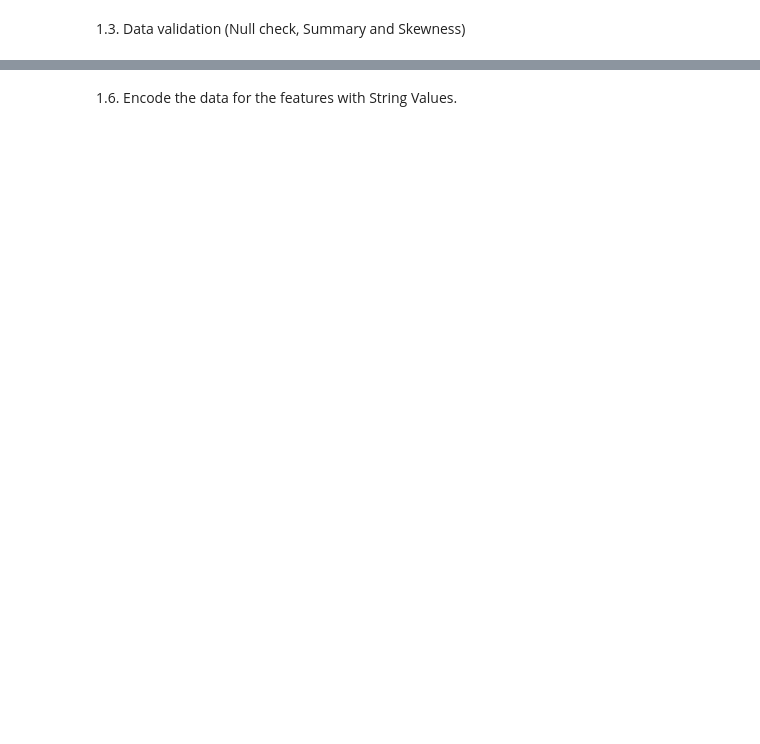
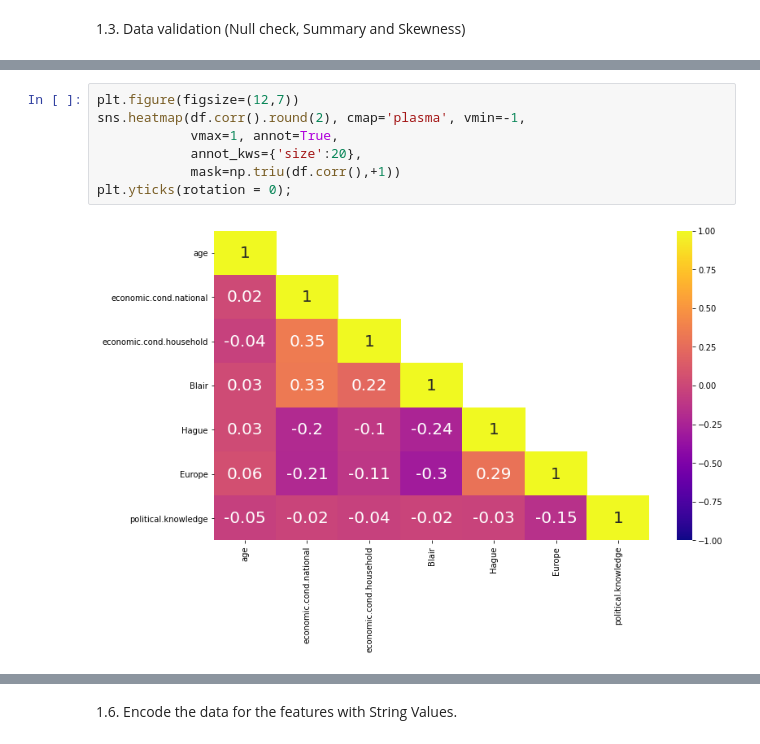
Before and after one commit to sainadh6414/datascience, a Jupyter notebook: _6_machine_learning/project/Notebook.ipynb, the cells around one changed output, grey strips where cells are left out. Cells and saved outputs as stored; diff of their text form; blank space fills up the shorter version.

```diff
--- a/_6_machine_learning/project/Notebook.ipynb
+++ b/_6_machine_learning/project/Notebook.ipynb
@@ -18,0 +170,9 @@ df = pd.read_excel('Election_Data.xlsx')
+# %%
+plt.figure(figsize=(12,7))
+sns.heatmap(df.corr().round(2), cmap='plasma', vmin=-1,
+            vmax=1, annot=True,
+            annot_kws={'size':20},
+            mask=np.triu(df.corr(),+1))
+plt.yticks(rotation = 0);
+# %% [output]
+[figure, added]
```
Also changed, not shown: parts of 128 cells of this notebook, 2 other files.
